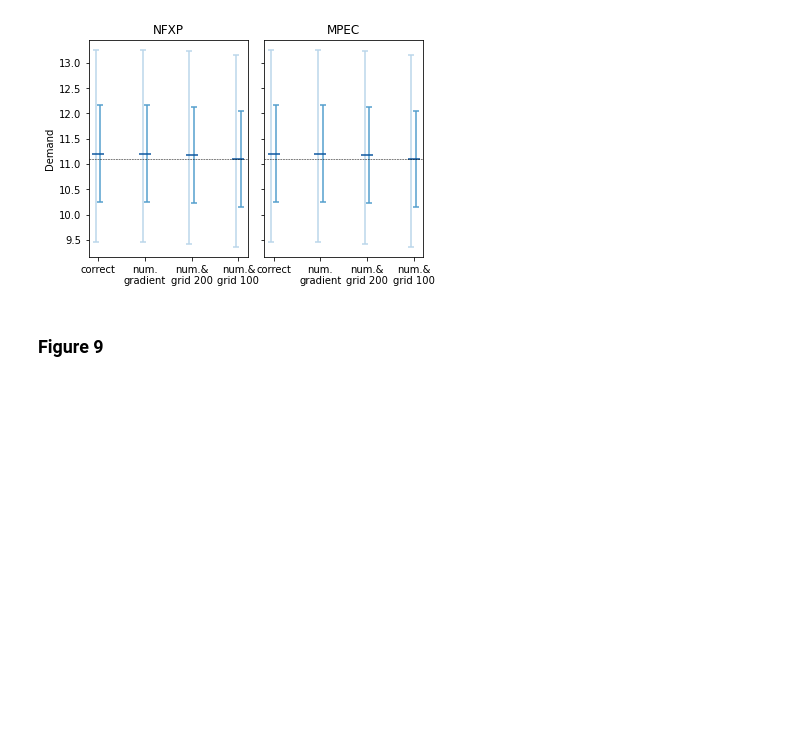
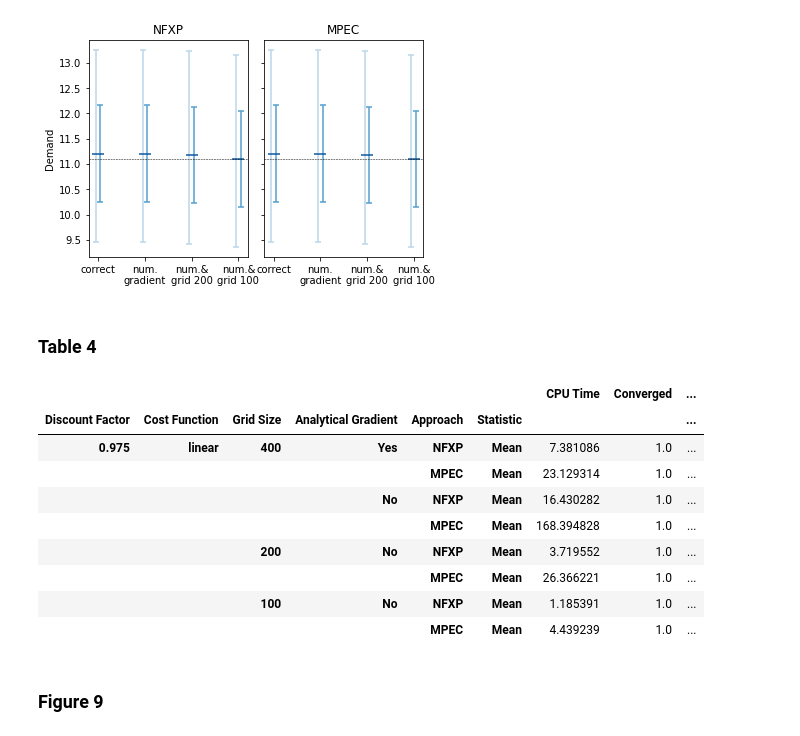
Before and after one commit to Pascalheid/thesis, a Jupyter notebook: replication.ipynb, the cells around one changed output. Cells and saved outputs as stored; diff of their text form; code cells hidden in the pictures; blank space fills up the shorter version.

Commit message:
Add MPEC for respy and finish discussion.

```diff
--- a/replication.ipynb
+++ b/replication.ipynb
@@ -495,6 +491,22 @@ sensitivity_data = get_extensive_specific_sensitivity(
 get_sensitivity_figure(sensitivity_data, specifications, labels, figure_name)
 # %% [output]
 [figure]
+# %% [markdown]
+### Table 4
+# %%
+sensitivity_data.loc[(slice(None), slice(None), slice(None), slice(None), slice(None), "Mean"),
+                    slice("CPU Time", "# of N-K Iter.")]
+# %% [output]
+|  |  |  |  |  |  | CPU Time | Converged | ... |
+| Discount Factor | Cost Function | Grid Size | Analytical Gradient | Approach | Statistic |  |  | ... |
+| 0.975 | linear | 400 | Yes | NFXP | Mean | 7.381086 | 1.0 | ... |
+|  |  |  |  | MPEC | Mean | 23.129314 | 1.0 | ... |
+|  |  |  | No | NFXP | Mean | 16.430282 | 1.0 | ... |
+|  |  |  |  | MPEC | Mean | 168.394828 | 1.0 | ... |
+|  |  | 200 | No | NFXP | Mean | 3.719552 | 1.0 | ... |
+|  |  |  |  | MPEC | Mean | 26.366221 | 1.0 | ... |
+|  |  | 100 | No | NFXP | Mean | 1.185391 | 1.0 | ... |
+|  |  |  |  | MPEC | Mean | 4.439239 | 1.0 | ... |
 # %% [markdown]
 ### Figure 9
 # %%
```
Also changed, not shown: parts of 3 cells of this notebook, 9 other files.
